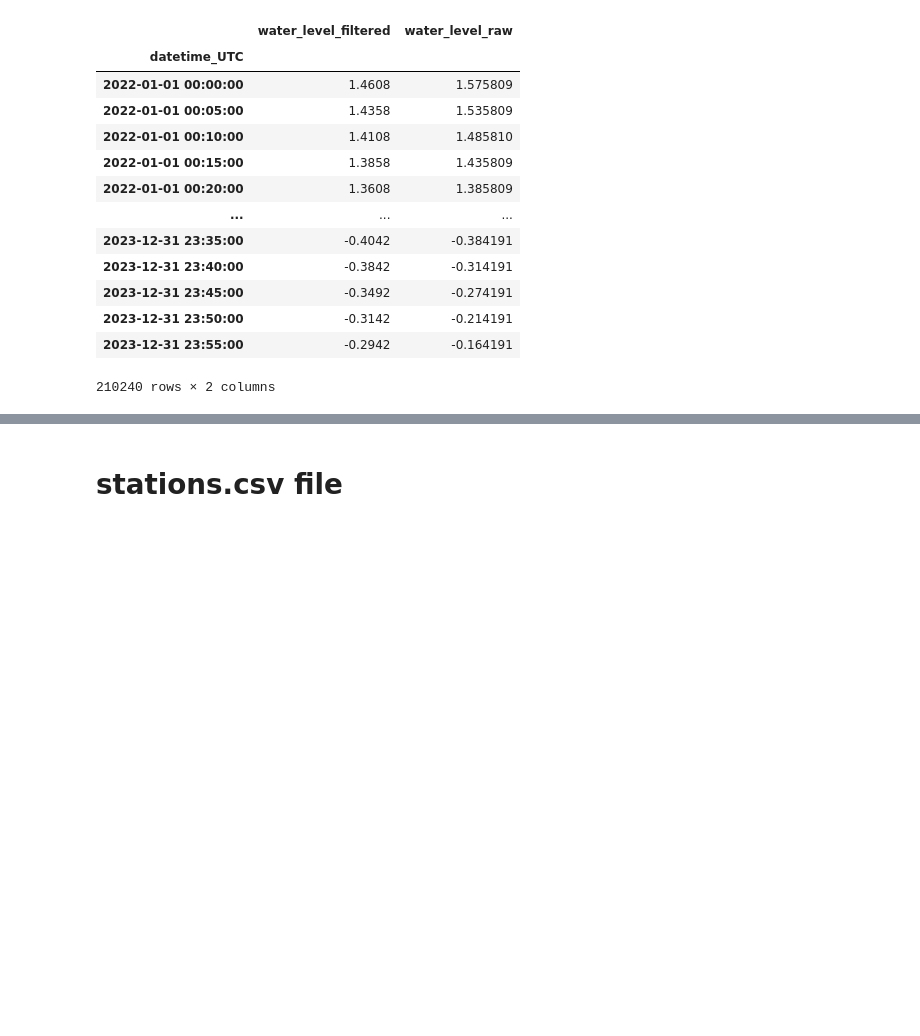
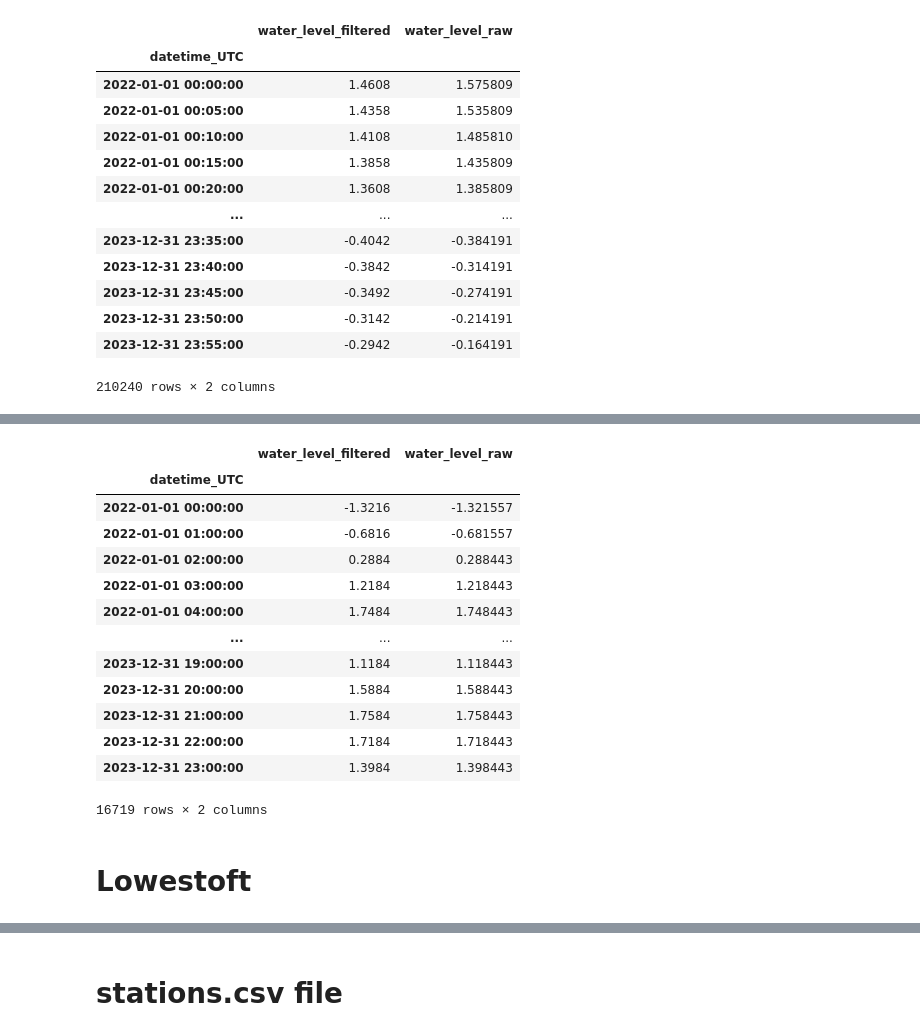
Before and after one commit to DHI/WaterBench-MIKE21HD-SouthernNorthSea, a Jupyter notebook: .preprocessing/preprocess_wl_stations.ipynb, the cells around one changed output, grey strips where cells are left out. Cells and saved outputs as stored; diff of their text form; code cells hidden in the pictures; blank space fills up the shorter version.

```diff
--- a/.preprocessing/preprocess_wl_stations.ipynb
+++ b/.preprocessing/preprocess_wl_stations.ipynb
@@ -1150,0 +1199,8 @@ all_wl_rollmean
+# %%
+obs_fldr = "raw_data/CMEMS/"
+# Collect observation directories in list
+obs_dir = [f"{obs_fldr}IR_TS_TG_Cromer.nc"]
+
+ds = nc.Dataset(obs_dir[0])
+ds.variables.keys()
+ds["SLEV"]
@@ -1150,0 +1225,20 @@ all_wl_rollmean
+# %%
+all_wl_rollmean,all_wl = load_and_save_CMEMS_data(obs_dir,"Cromer")
+all_wl_rollmean
+# %% [output]
+|  | water_level_filtered | water_level_raw |
+| datetime_UTC |  |  |
+| 2022-01-01 00:00:00 | -1.3216 | -1.321557 |
+| 2022-01-01 01:00:00 | -0.6816 | -0.681557 |
+| 2022-01-01 02:00:00 | 0.2884 | 0.288443 |
+| 2022-01-01 03:00:00 | 1.2184 | 1.218443 |
+| 2022-01-01 04:00:00 | 1.7484 | 1.748443 |
+| ... | ... | ... |
+| 2023-12-31 19:00:00 | 1.1184 | 1.118443 |
+| 2023-12-31 20:00:00 | 1.5884 | 1.588443 |
+| 2023-12-31 21:00:00 | 1.7584 | 1.758443 |
+| 2023-12-31 22:00:00 | 1.7184 | 1.718443 |
+| 2023-12-31 23:00:00 | 1.3984 | 1.398443 |
+16719 rows × 2 columns
+# %% [markdown]
+# Lowestoft
```
Also changed, not shown: parts of 7 cells of this notebook, 14 other files.
